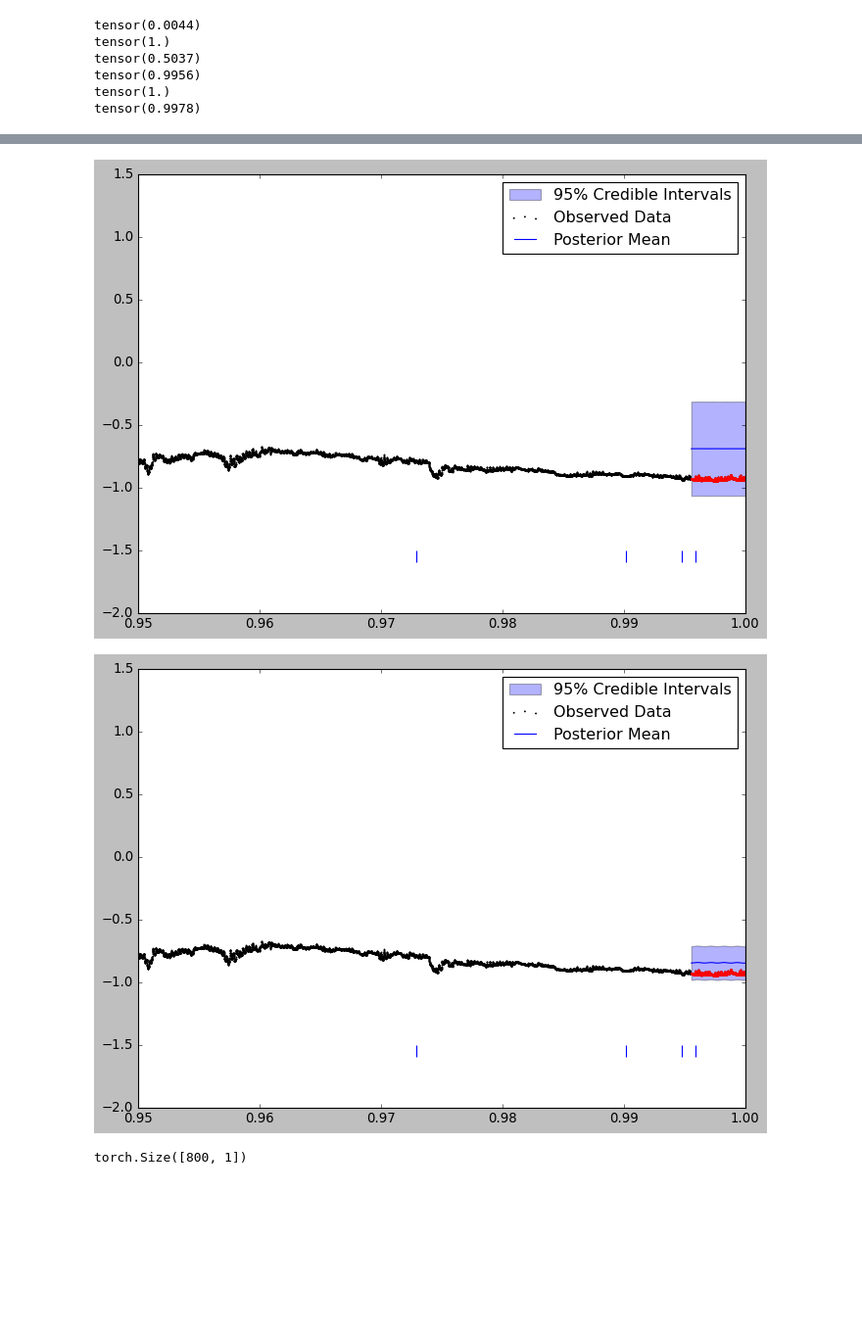
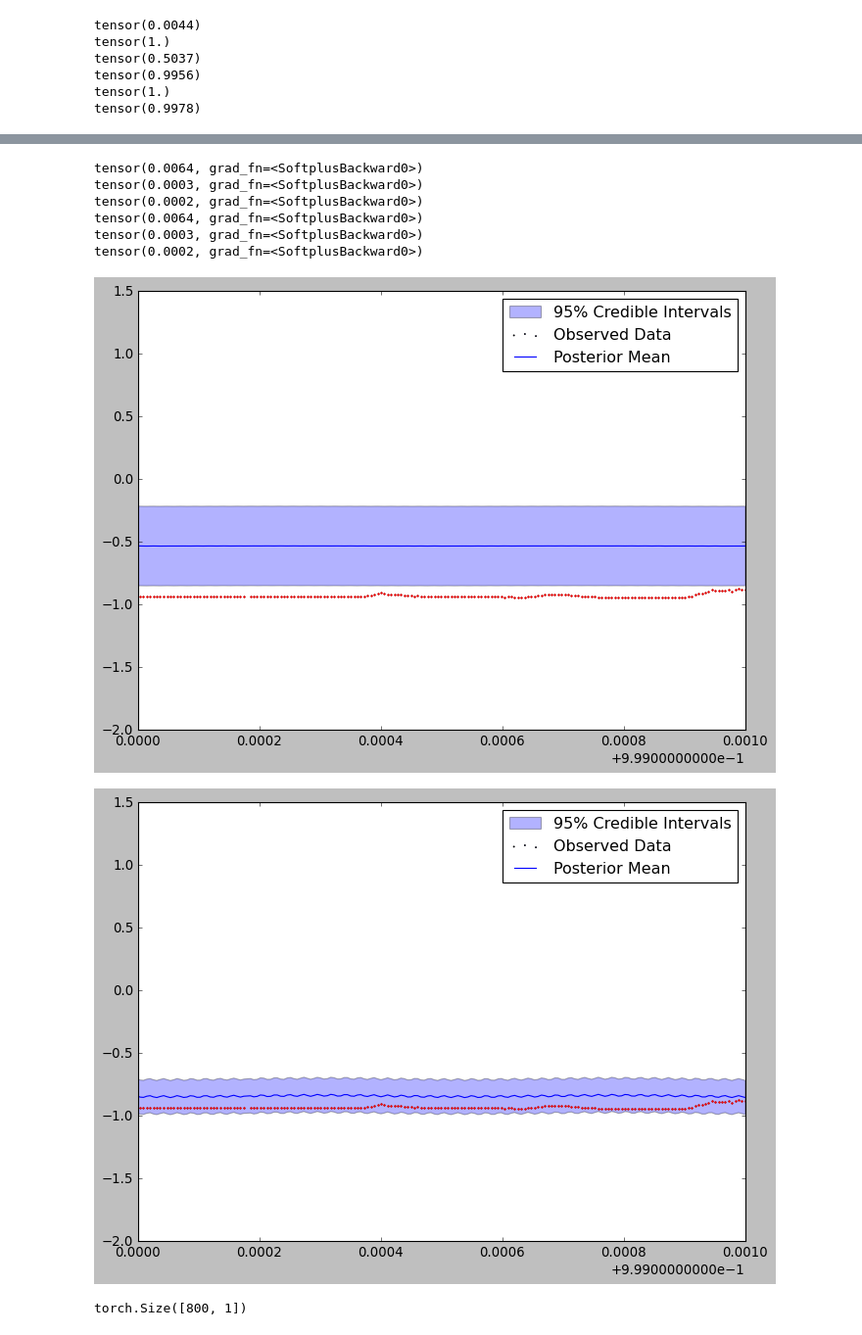
Before and after one commit to DanielCaoSilva/GaussProcesses, a Jupyter notebook: spectralGP.ipynb, the cells around one changed output, grey strips where cells are left out. Shown at 98% size. Saved outputs shown, nothing was run; the diff lists cells and outputs as text; code cells hidden in the pictures; blank space fills up the shorter version.

```diff
--- a/spectralGP.ipynb
+++ b/spectralGP.ipynb
@@ -40,6 +40,7 @@ X = torch.tensor(wave_data['time'].values.astype(np.float32)).cuda()
 X = X.reshape(-1,1)
 # wave_data
 X
+X_old = X
 # %% [output]
                 time
 0       1.349049e+09
@@ -84,6 +93,12 @@ wave_data
 # %%
+def scaler(a, X_old=X_old, center=True):
+    if center is True:
+        a = a - X_old.min(0).values
+    return a / (X_old.max(0).values - X_old.min(0).values)
+
 # Standardize Data
-X = (X - X.min(0).values) / (X.max(0).values - X.min(0).values)
+#X = (X - X.min(0).values) / (X.max(0).values - X.min(0).values)
+X = scaler(X, X_old)
 y = y.log()
 y = y - torch.min(y)
 y = 2 * (y / torch.max(y)) - 1
@@ -311 +338,32 @@ tensor([[0.4000]], grad_fn=<AddBackward0>)
+# %%
+Mat32 = MaternKernel(nu=1.5)
+
+# Per_Day = PeriodicKernel(
+#     period_length_constraint=Interval(
+#     lower_bound=scaler(60*24, center=False) / 100,
+#     upper_bound=scaler(60*24, center=False) * 100,
+#     initial_value=scaler(60*24, center=False))
+# )
+
+Per_Month = PeriodicKernel(
+    period_length_constraint=Interval(
+    lower_bound=scaler(60*24*30, center=False) / 100,
+    upper_bound=scaler(60*24*30, center=False) * 100,
+    initial_value=scaler(60*24*30, center=False))
+)
+
+# kernel = (
+# 	k1 + k3 + k4
+#     # not: ScaleKernel(k1+k2) since they all have spectral component
+# )
+
+kernel = (
+	ScaleKernel(Mat32) +
+    # ScaleKernel(Per_Day) +
+    ScaleKernel(Per_Month)
+    # not: ScaleKernel(k1+k2) since they all have spectral component
+)
+
+
+likelihood = gpytorch.likelihoods.GaussianLikelihood(noise_constraint = Interval(noise_lower, noise_upper,initial_value=noise_init))
 # %%
@@ -347,3 +406,19 @@ tensor([[4.1382]], grad_fn=<AddBackward0>)
+# %%
+print(m1.covar_module.kernels[0].outputscale)
+print(m1.covar_module.kernels[1].outputscale)
+print(m1.covar_module.kernels[2].outputscale)
+
+
+print(m2.covar_module.kernels[0].outputscale)
+print(m2.covar_module.kernels[1].outputscale)
+print(m2.covar_module.kernels[2].outputscale)
+# %% [output]
+tensor(0.0064, grad_fn=<SoftplusBackward0>)
+tensor(0.0003, grad_fn=<SoftplusBackward0>)
+tensor(0.0002, grad_fn=<SoftplusBackward0>)
+tensor(0.0064, grad_fn=<SoftplusBackward0>)
+tensor(0.0003, grad_fn=<SoftplusBackward0>)
+tensor(0.0002, grad_fn=<SoftplusBackward0>)
 # %%
 pairs = [[m1, l1],
         [m2, l2],]# [m3, l3],
@@ -356,36 +431,37 @@ for pair in pairs:
     model.eval()
     # Make predictions by feeding model through likelihood
     with torch.no_grad(), gpytorch.settings.fast_pred_var():
         observed_pred = likelihood(model(test_x))
     # Initialize plot
     f, ax = plt.subplots(1, 1, figsize=(10, 7))
     # Get upper and lower confidence bounds
     lower, upper = observed_pred.confidence_region()
     # Shade between the lower and upper confidence bounds
     ax.fill_between(test_x[:,0].detach().cpu().numpy(),
                     lower.detach().cpu().numpy(),
                     upper.detach().cpu().numpy(), alpha=0.3)
     # Plot training data as black stars
     ax.scatter(train_x[:,0].detach().cpu().numpy(), train_y.detach().cpu().numpy(), s=0.5)
     #ax.scatter(model.variational_strategy.inducing_points[:,0].detach().cpu().numpy(),
     #           np.zeros(500)+1, s=0.5)
     # Plot predictive means as blue line
     ax.plot(test_x[:,0].detach().cpu().numpy(), observed_pred.mean.detach().cpu().numpy(), 'blue')
     ax.scatter(
         test_x[:,0].detach().cpu().numpy(),
         test_y.detach().cpu().numpy(),
         s=1, color="red")
-    ax.set_xlim(.95,1)
+    ax.set_xlim(.999,1)
+    #ax.set_xlim(0,1)
     #ax.set_xlim(0.65,0.75)
     ax.vlines(m1.variational_strategy.inducing_points.detach().cpu().numpy(), ymin = -1.6, ymax = -1.5)
 
     #ax.set_ylim([0, 1.5])
     #ax.patch.set_facecolor('green')
     #ax.patch.set_alpha(.1)
     ax.legend(["95% Credible Intervals", "Observed Data", "Posterior Mean"])
 # %% [output]
-[figure, old version]
+[figure, new version]
-[figure, old version]
+[figure, new version]
 # %%
 test_x.shape
 # %% [output]
```
Also changed, not shown: parts of 15 cells of this notebook.
